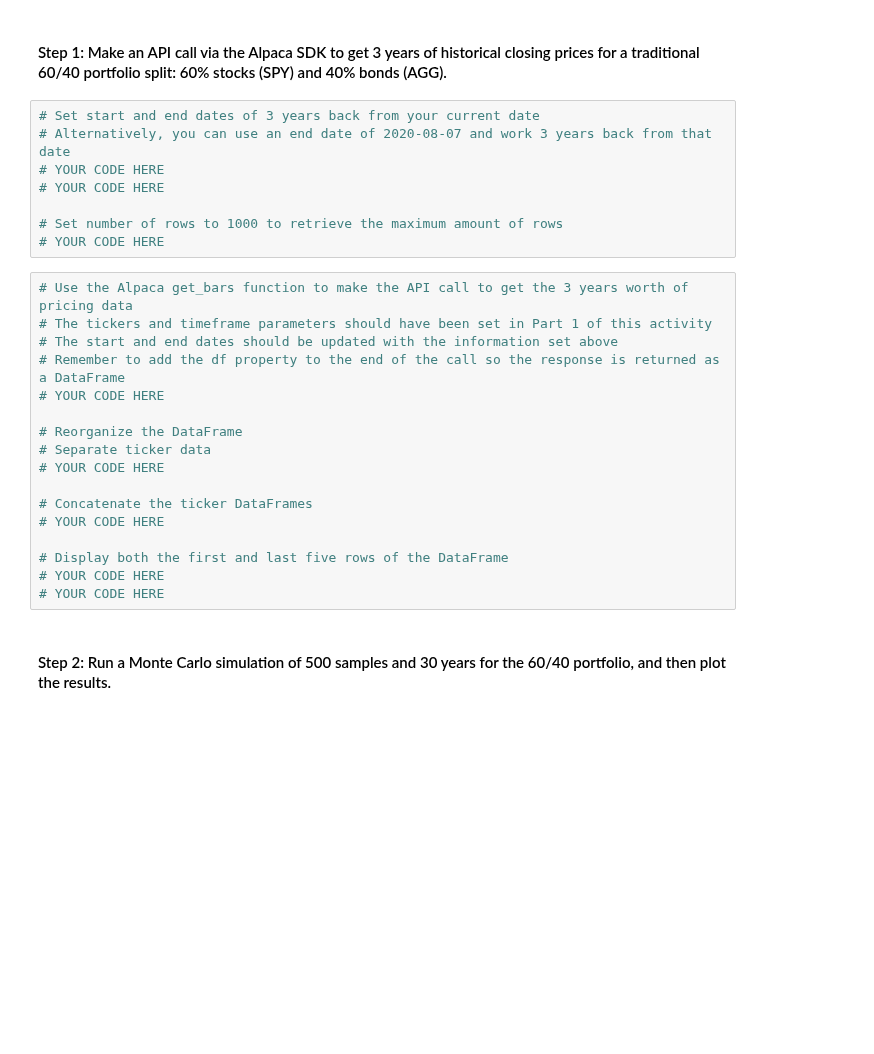
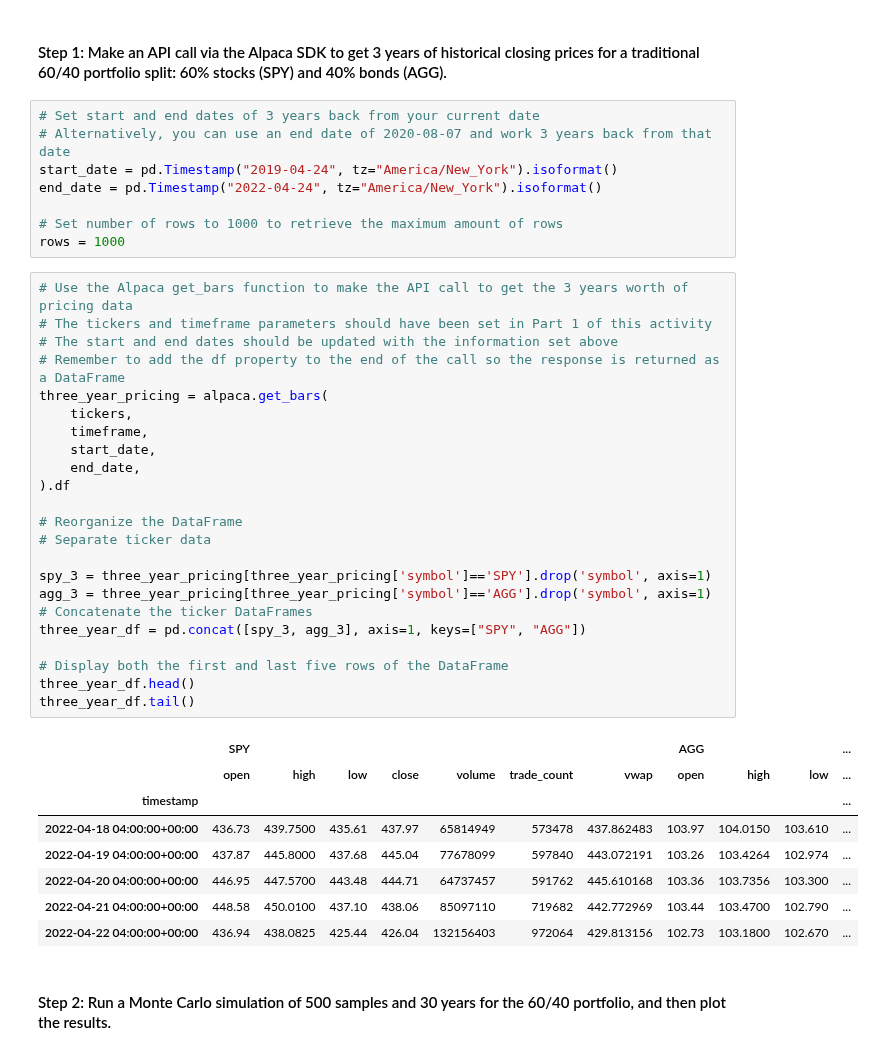
Before and after one commit to ghedrick76/module_5_challenge, a Jupyter notebook: Starter_Code/financial_planning_tools.ipynb, the cells around one changed output. Saved outputs shown, nothing was run; the diff lists cells and outputs as text; blank space fills up the shorter version.

```diff
--- a/Starter_Code/financial_planning_tools.ipynb
+++ b/Starter_Code/financial_planning_tools.ipynb
@@ -421,28 +426,43 @@ In this section, you’ll use the MCForecastTools library to create a Monte Carl
 # %%
 # Set start and end dates of 3 years back from your current date
 # Alternatively, you can use an end date of 2020-08-07 and work 3 years back from that date
-# YOUR CODE HERE
-# YOUR CODE HERE
+start_date = pd.Timestamp("2019-04-24", tz="America/New_York").isoformat()
+end_date = pd.Timestamp("2022-04-24", tz="America/New_York").isoformat()
 
 # Set number of rows to 1000 to retrieve the maximum amount of rows
-# YOUR CODE HERE
+rows = 1000
 # %%
 # Use the Alpaca get_bars function to make the API call to get the 3 years worth of pricing data
 # The tickers and timeframe parameters should have been set in Part 1 of this activity
 # The start and end dates should be updated with the information set above
 # Remember to add the df property to the end of the call so the response is returned as a DataFrame
-# YOUR CODE HERE
+three_year_pricing = alpaca.get_bars(
+    tickers,
+    timeframe,
+    start_date,
+    end_date,
+).df
 
 # Reorganize the DataFrame
 # Separate ticker data
-# YOUR CODE HERE
 
+spy_3 = three_year_pricing[three_year_pricing['symbol']=='SPY'].drop('symbol', axis=1)
+agg_3 = three_year_pricing[three_year_pricing['symbol']=='AGG'].drop('symbol', axis=1)
 # Concatenate the ticker DataFrames
-# YOUR CODE HERE
+three_year_df = pd.concat([spy_3, agg_3], axis=1, keys=["SPY", "AGG"])
 
 # Display both the first and last five rows of the DataFrame
-# YOUR CODE HERE
-# YOUR CODE HERE
+three_year_df.head()
+three_year_df.tail()
+# %% [output]
+|  | SPY |  |  |  |  |  |  | AGG |  |  | ... |
+|  | open | high | low | close | volume | trade_count | vwap | open | high | low | ... |
+| timestamp |  |  |  |  |  |  |  |  |  |  | ... |
+| 2022-04-18 04:00:00+00:00 | 436.73 | 439.7500 | 435.61 | 437.97 | 65814949 | 573478 | 437.862483 | 103.97 | 104.0150 | 103.610 | ... |
+| 2022-04-19 04:00:00+00:00 | 437.87 | 445.8000 | 437.68 | 445.04 | 77678099 | 597840 | 443.072191 | 103.26 | 103.4264 | 102.974 | ... |
+| 2022-04-20 04:00:00+00:00 | 446.95 | 447.5700 | 443.48 | 444.71 | 64737457 | 591762 | 445.610168 | 103.36 | 103.7356 | 103.300 | ... |
+| 2022-04-21 04:00:00+00:00 | 448.58 | 450.0100 | 437.10 | 438.06 | 85097110 | 719682 | 442.772969 | 103.44 | 103.4700 | 102.790 | ... |
+| 2022-04-22 04:00:00+00:00 | 436.94 | 438.0825 | 425.44 | 426.04 | 132156403 | 972064 | 429.813156 | 102.73 | 103.1800 | 102.670 | ... |
 # %% [markdown]
 #### Step 2: Run a Monte Carlo simulation of 500 samples and 30 years for the 60/40 portfolio, and then plot the results.
 # %%
```
Also changed, not shown: parts of 19 cells of this notebook, 1 other file.
